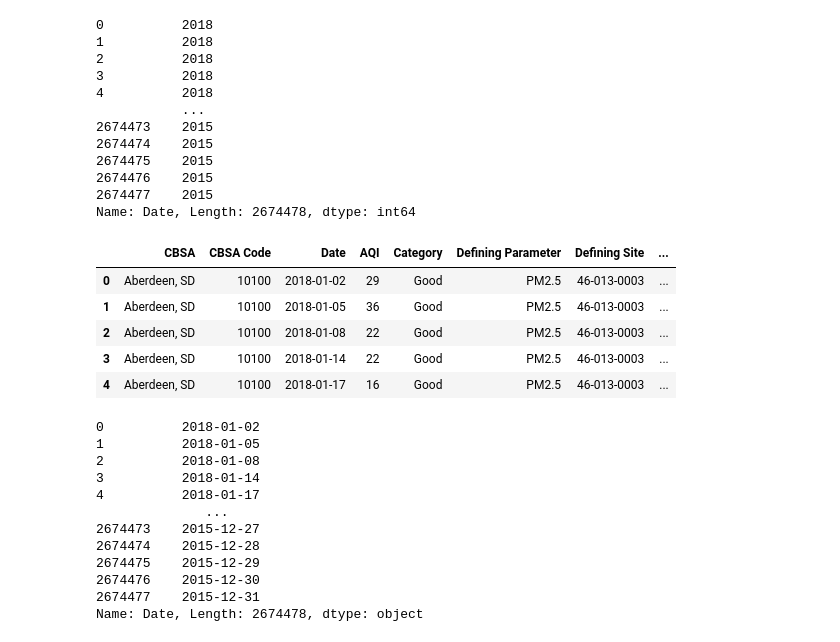
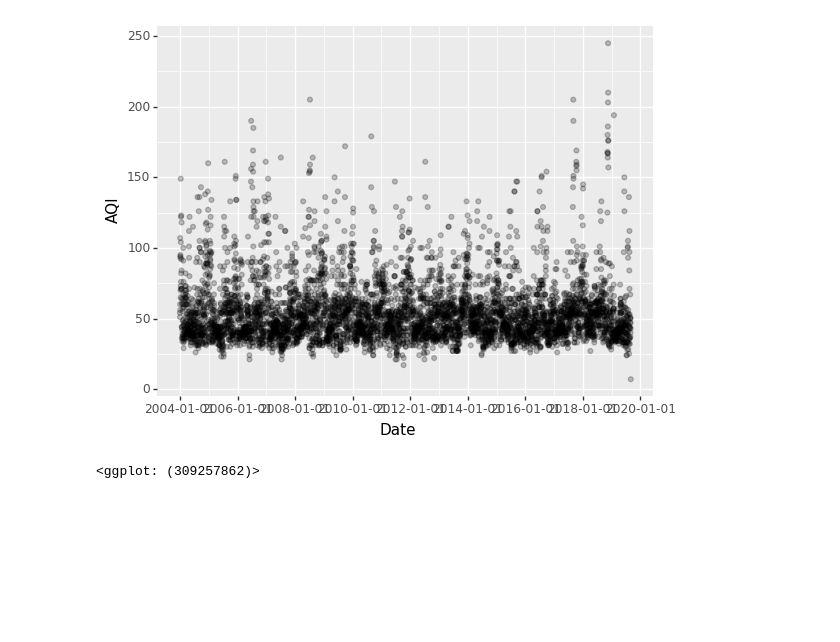
Before and after one commit to kbarone1/AQIdata, a Jupyter notebook: notebooks/Will Notebook.ipynb, the cells around one changed output. Drawn from its saved outputs; the diff is of its cells as text; code cells hidden in the pictures; blank space fills up the shorter version.

Commit message:
some visualizations

```diff
--- a/notebooks/Will Notebook.ipynb
+++ b/notebooks/Will Notebook.ipynb
@@ -3,4 +11,4 @@ from AQIdata.data import Data
 # %%
 d = Data()
 # %%
-df = d.read_data()
+df = d.read_clean_data()
@@ -9,39 +15,11 @@ import pandas as pd
-# %%
-pd.to_datetime(df['Date']).dt.year
-# %% [output]
-0          2018
-1          2018
-2          2018
-3          2018
-4          2018
-           ...
-2674473    2015
-2674474    2015
-2674475    2015
-2674476    2015
-2674477    2015
-Name: Date, Length: 2674478, dtype: int64
-# %%
-df.head()
-# %% [output]
-|  | CBSA | CBSA Code | Date | AQI | Category | Defining Parameter | Defining Site | ... |
-| 0 | Aberdeen, SD | 10100 | 2018-01-02 | 29 | Good | PM2.5 | 46-013-0003 | ... |
-| 1 | Aberdeen, SD | 10100 | 2018-01-05 | 36 | Good | PM2.5 | 46-013-0003 | ... |
-| 2 | Aberdeen, SD | 10100 | 2018-01-08 | 22 | Good | PM2.5 | 46-013-0003 | ... |
-| 3 | Aberdeen, SD | 10100 | 2018-01-14 | 22 | Good | PM2.5 | 46-013-0003 | ... |
-| 4 | Aberdeen, SD | 10100 | 2018-01-17 | 16 | Good | PM2.5 | 46-013-0003 | ... |
-# %%
-df['Date']
-# %% [output]
-0          2018-01-02
-1          2018-01-05
-2          2018-01-08
-3          2018-01-14
-4          2018-01-17
-              ...
-2674473    2015-12-27
-2674474    2015-12-28
-2674475    2015-12-29
-2674476    2015-12-30
-2674477    2015-12-31
-Name: Date, Length: 2674478, dtype: object
+# %%
+def filter_sf(df):
+
+    return df.copy().loc[df['CBSA Code'] == 41860].reset_index(drop=True)
+# %%
+df_sf = filter_sf(df)
+# %%
+ggplot(df_sf, aes('Date', 'AQI')) + geom_point(alpha=.23)
+# %% [output]
+[figure, added]
+<ggplot: (309257862)>
```
Also changed, not shown: parts of 10 cells of this notebook.
